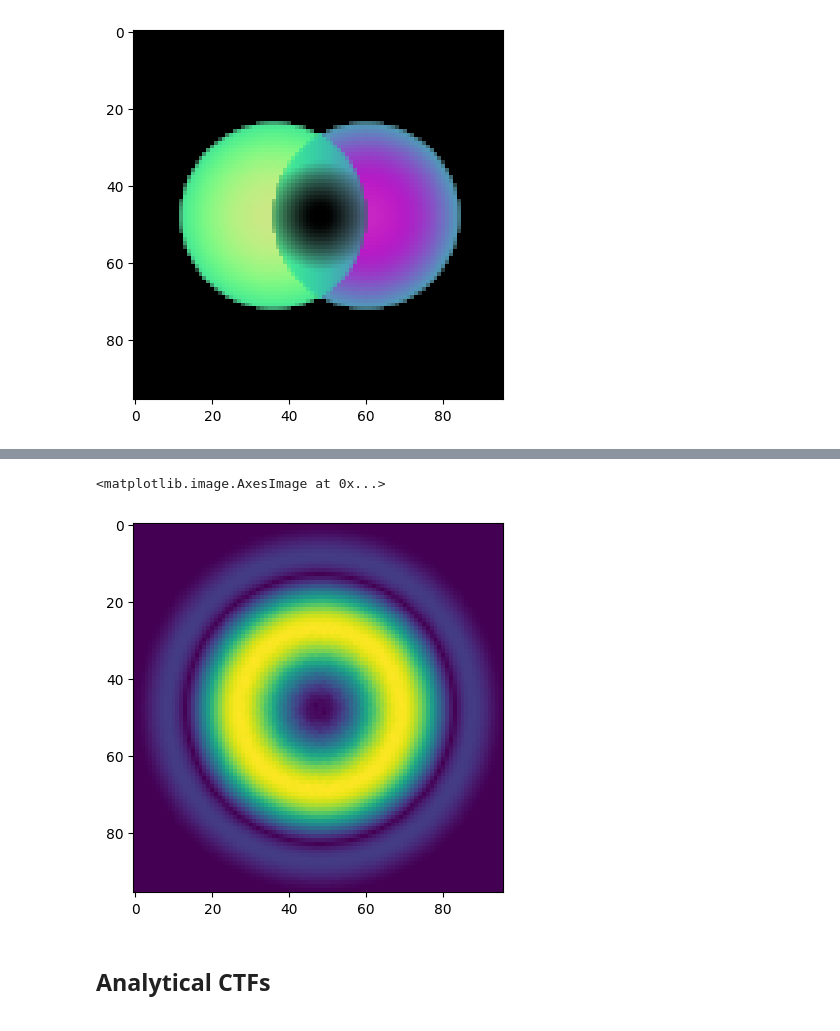
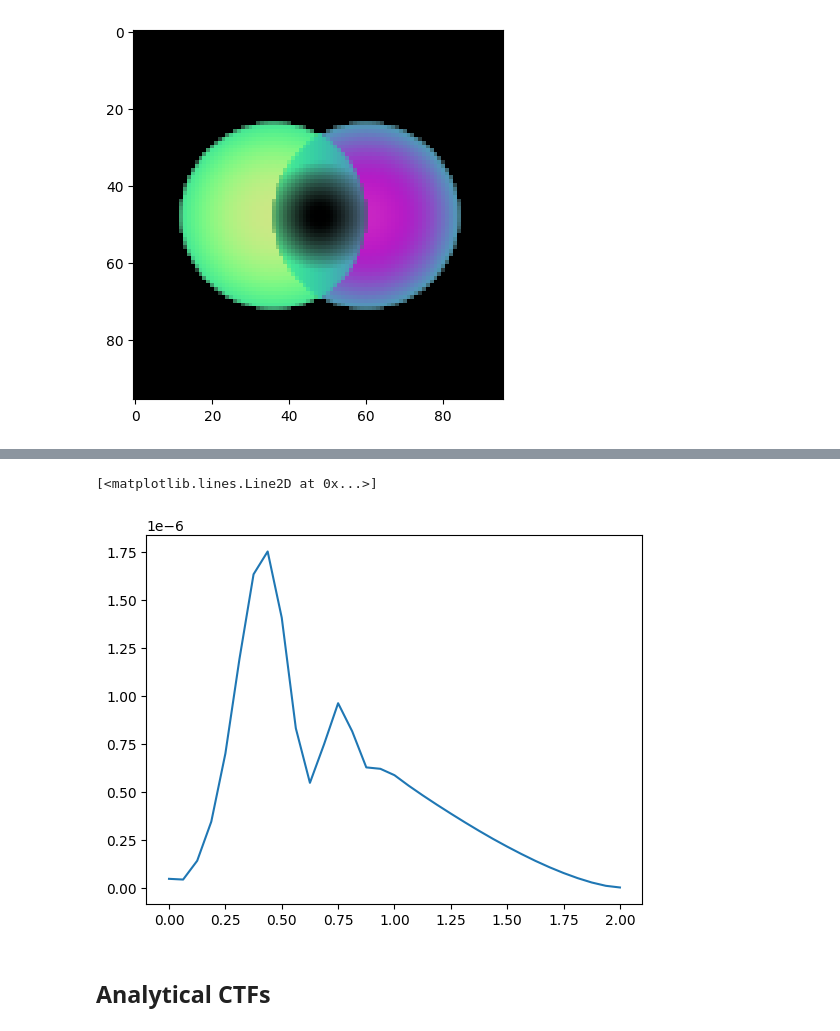
Before and after one commit to msa-em/stem-transfer-of-information, a Jupyter notebook: notebooks/icom-ssnr.ipynb, the cells around one changed output, grey strips where cells are left out. Saved outputs shown, nothing was run; the diff lists cells and outputs as text; code cells hidden in the pictures.

```diff
--- a/notebooks/icom-ssnr.ipynb
+++ b/notebooks/icom-ssnr.ipynb
@@ -273,0 +305,14 @@ weighted_shifted_stack = np.fft.ifft2(weighted_Gs*shift_op).real.mean(0)
+# %%
+remove_shifts_2 = np.empty((n,n,n,n),np.complex128)
+for ind_x in range(n):
+    for ind_y in range(n):
+        remove_shifts_2[:,:,ind_x,ind_y] = return_aperture_overlap_2(
+            np.abs(probe),
+            unrolled_chi,
+            ind_x,
+            ind_y
+        )
+# %%
+ints_FFT = np.fft.fft2(ints,axes=(0,1))
+weighted_ints_FFT = np.nan_to_num(ints_FFT * remove_shifts_2.conj() / np.abs(remove_shifts_2))
+weighted_vbfs = np.fft.ifft2(weighted_ints_FFT,axes=(0,1)).imag[...,bf_mask]
@@ -273,0 +333,9 @@ weighted_shifted_stack = np.fft.ifft2(weighted_Gs*shift_op).real.mean(0)
+# %%
+weighted_vbfs = np.moveaxis(weighted_vbfs,(0,1,2),(1,2,0))
+weighted_Gs = np.fft.fft2(weighted_vbfs)
+shift_op = np.exp(
+    (qx_shift[None] * shifts_px[:,0,None, None])
+    + (qy_shift[None] * shifts_px[:,1,None, None])
+)
+
+weighted_shifted_stack = np.fft.ifft2(weighted_Gs*shift_op).real.mean(0)
@@ -398,10 +519,10 @@ parallax_ctf = ctf.compute_ctf(pixelated_shifted_stack) / 2
 # %%
-plt.imshow(
-    np.fft.fftshift(parallax_ctf)
-)
+weighted_parallax_ctf = ctf.compute_ctf(weighted_shifted_stack) / 2
+q_bins, I_bins = ctf.radially_average_ctf(weighted_parallax_ctf,(sampling,sampling))
+plt.plot(q_bins,I_bins)
 # %% [output]
-<matplotlib.image.AxesImage at 0x...>
+[<matplotlib.lines.Line2D at 0x...>]
-[figure, old version]
+[figure, new version]
 # %% [markdown]
 ## Analytical CTFs
 # %%
```
Also changed, not shown: parts of 22 cells of this notebook.
